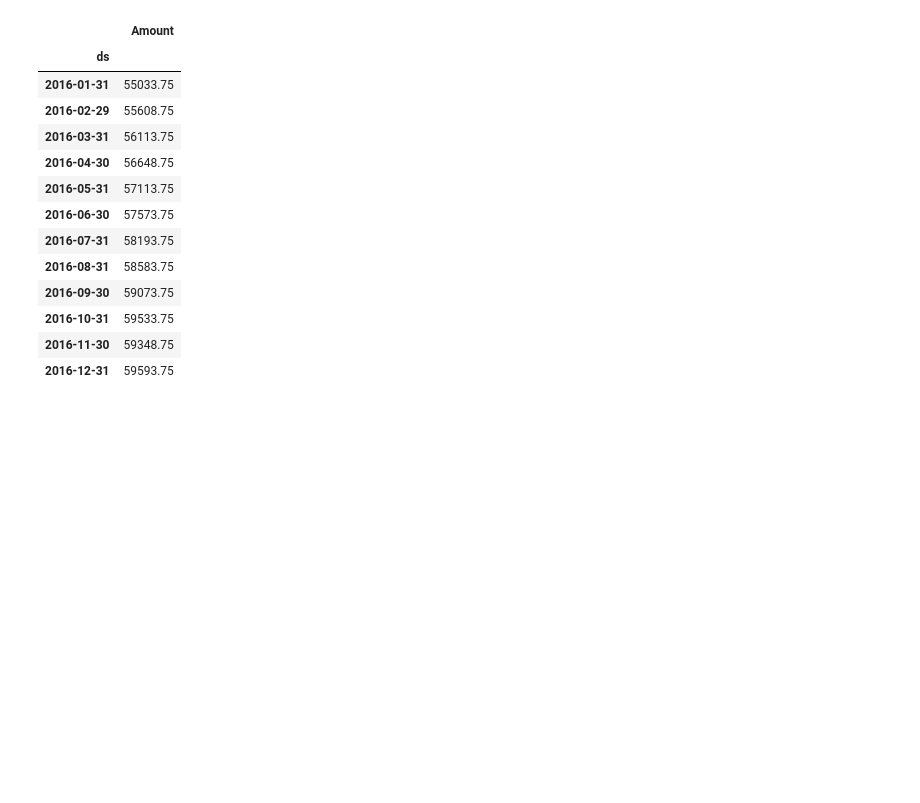
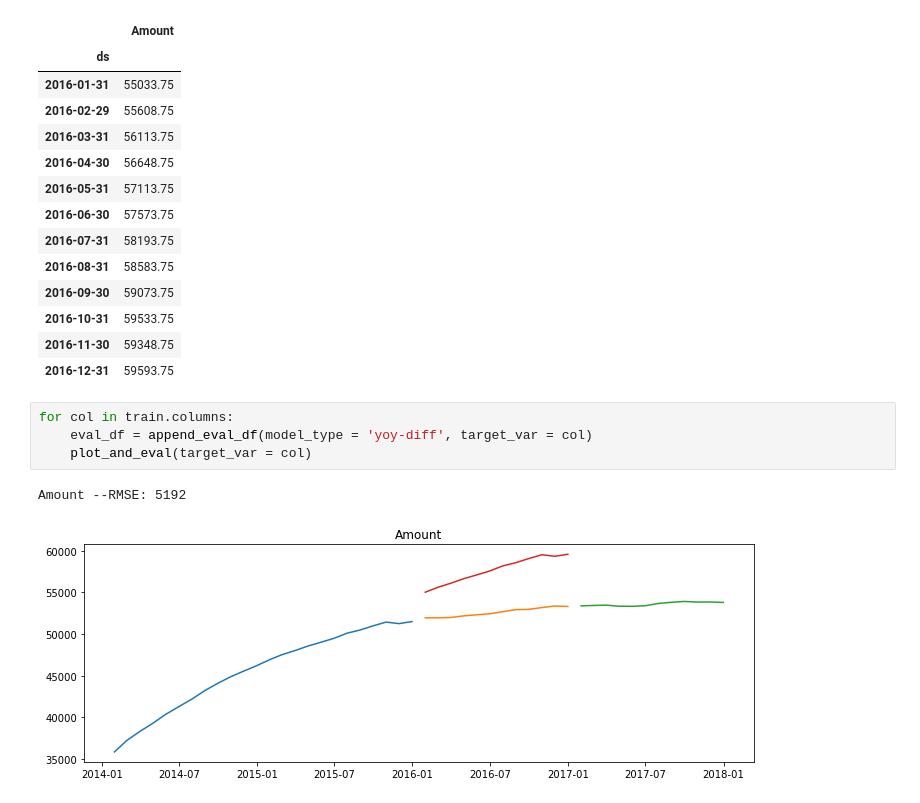
Before and after one commit to lopezelihezer/time-series-exercises, a Jupyter notebook: model.ipynb, the cells around one changed output. Drawn from its saved outputs; the diff is of its cells as text; blank space fills up the shorter version.

```diff
--- a/model.ipynb
+++ b/model.ipynb
@@ -398,3 +398,10 @@ yhat_df
 | 2016-10-31 | 59533.75 |
 | 2016-11-30 | 59348.75 |
 | 2016-12-31 | 59593.75 |
+# %%
+for col in train.columns:
+    eval_df = append_eval_df(model_type = 'yoy-diff', target_var = col)
+    plot_and_eval(target_var = col)
+# %% [output]
+Amount --RMSE: 5192
+[figure, added]
```
Also changed, not shown: parts of 9 cells of this notebook.
